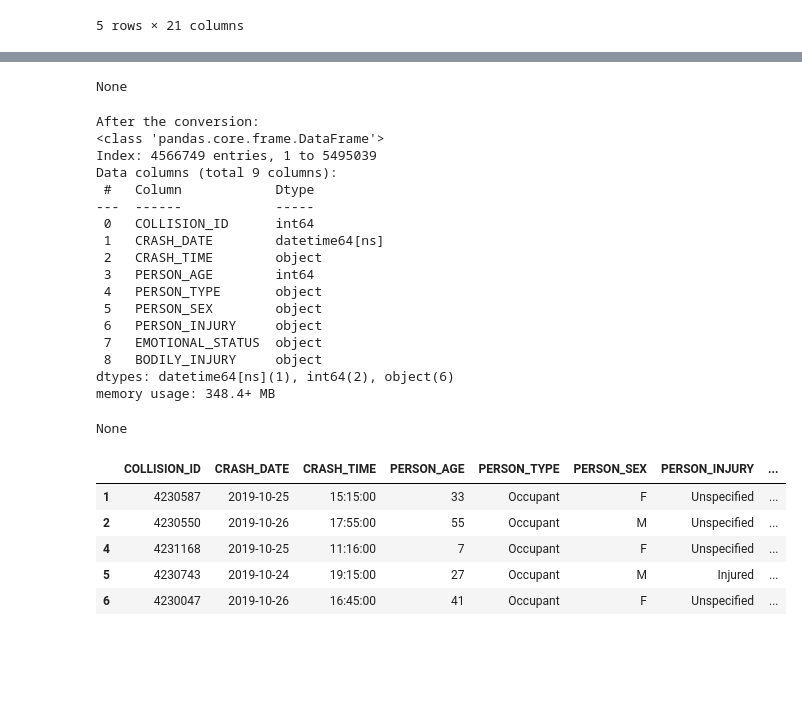
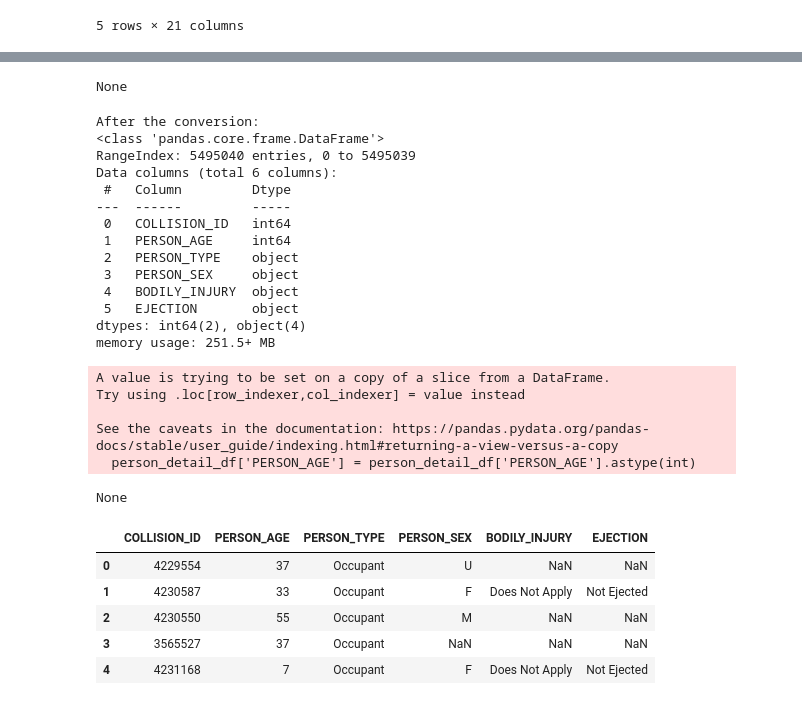
Before and after one commit to RasheedMartin/Nyc-Vehicle-Collisions, a Jupyter notebook: src/cleaning_data.ipynb, the cells around one changed output, grey strips where cells are left out. Saved outputs shown, nothing was run; the diff lists cells and outputs as text; code cells hidden in the pictures; blank space fills up the shorter version.

```diff
--- a/src/cleaning_data.ipynb
+++ b/src/cleaning_data.ipynb
@@ -269,7 +295,8 @@ PERSON_SEX                613524
 dtype: int64
 # %%
 # Subsetting Data to focus on relevant columns
-person_detail_df = person_data[['COLLISION_ID', 'CRASH_DATE', 'CRASH_TIME', 'PERSON_AGE', 'PERSON_TYPE', 'PERSON_SEX', 'PERSON_INJURY', 'EMOTIONAL_STATUS', 'BODILY_INJURY']]
+
+person_detail_df = person_data[['COLLISION_ID', 'PERSON_AGE', 'PERSON_TYPE', 'PERSON_SEX', 'BODILY_INJURY', 'EJECTION']]
 
 person_detail_df.head()
 # %% [output]
@@ -282,4 +308,0 @@ person_detail_df.head()
-# %%
-# Drop the null Values
-person_detail_df = person_detail_df.dropna(subset=['PERSON_AGE', 'PERSON_SEX'])
-person_detail_df.head()
@@ -292,0 +309,6 @@ person_detail_df.head()
+# %%
+avg_age = person_detail_df['PERSON_AGE'].mean(skipna=True).round(decimals=0)
+
+person_detail_df.loc[:, 'PERSON_AGE'] = person_detail_df['PERSON_AGE'].fillna(avg_age).copy()
+
+person_detail_df.head()
@@ -295,8 +324,6 @@ person_detail_df.head()
 print('Before the conversion: ')
 display(person_detail_df.info())
 
-person_detail_df['CRASH_DATE'] = pd.to_datetime(person_detail_df['CRASH_DATE'])
-person_detail_df['CRASH_TIME'] = pd.to_datetime(person_detail_df['CRASH_TIME'], format='%H:%M').dt.time
 person_detail_df['PERSON_AGE'] = person_detail_df['PERSON_AGE'].astype(int)
 
 print('After the conversion: ')
@@ -324,25 +348,27 @@ memory usage: 348.4+ MB
 None
 After the conversion:
 <class 'pandas.core.frame.DataFrame'>
-Index: 4566749 entries, 1 to 5495039
-Data columns (total 9 columns):
- #   Column            Dtype
----  ------            -----
- 0   COLLISION_ID      int64
- 1   CRASH_DATE        datetime64[ns]
- 2   CRASH_TIME        object
- 3   PERSON_AGE        int64
- 4   PERSON_TYPE       object
- 5   PERSON_SEX        object
- 6   PERSON_INJURY     object
- 7   EMOTIONAL_STATUS  object
- 8   BODILY_INJURY     object
-dtypes: datetime64[ns](1), int64(2), object(6)
-memory usage: 348.4+ MB
+RangeIndex: 5495040 entries, 0 to 5495039
+Data columns (total 6 columns):
+ #   Column         Dtype
+---  ------         -----
+ 0   COLLISION_ID   int64
+ 1   PERSON_AGE     int64
+ 2   PERSON_TYPE    object
+ 3   PERSON_SEX     object
+ 4   BODILY_INJURY  object
+ 5   EJECTION       object
+dtypes: int64(2), object(4)
+memory usage: 251.5+ MB
-None
+A value is trying to be set on a copy of a slice from a DataFrame.
+Try using .loc[row_indexer,col_indexer] = value instead
+
+See the caveats in the documentation: https://pandas.pydata.org/pandas-docs/stable/user_guide/indexing.html#returning-a-view-versus-a-copy
+  person_detail_df['PERSON_AGE'] = person_detail_df['PERSON_AGE'].astype(int)
+None
-|  | COLLISION_ID | CRASH_DATE | CRASH_TIME | PERSON_AGE | PERSON_TYPE | PERSON_SEX | PERSON_INJURY | ... |
-| 1 | 4230587 | 2019-10-25 | 15:15:00 | 33 | Occupant | F | Unspecified | ... |
-| 2 | 4230550 | 2019-10-26 | 17:55:00 | 55 | Occupant | M | Unspecified | ... |
-| 4 | 4231168 | 2019-10-25 | 11:16:00 | 7 | Occupant | F | Unspecified | ... |
-| 5 | 4230743 | 2019-10-24 | 19:15:00 | 27 | Occupant | M | Injured | ... |
-| 6 | 4230047 | 2019-10-26 | 16:45:00 | 41 | Occupant | F | Unspecified | ... |
+|  | COLLISION_ID | PERSON_AGE | PERSON_TYPE | PERSON_SEX | BODILY_INJURY | EJECTION |
+| 0 | 4229554 | 37 | Occupant | U | NaN | NaN |
+| 1 | 4230587 | 33 | Occupant | F | Does Not Apply | Not Ejected |
+| 2 | 4230550 | 55 | Occupant | M | NaN | NaN |
+| 3 | 3565527 | 37 | Occupant | NaN | NaN | NaN |
+| 4 | 4231168 | 7 | Occupant | F | Does Not Apply | Not Ejected |
```
Also changed, not shown: parts of 24 cells of this notebook, 16 other files.
